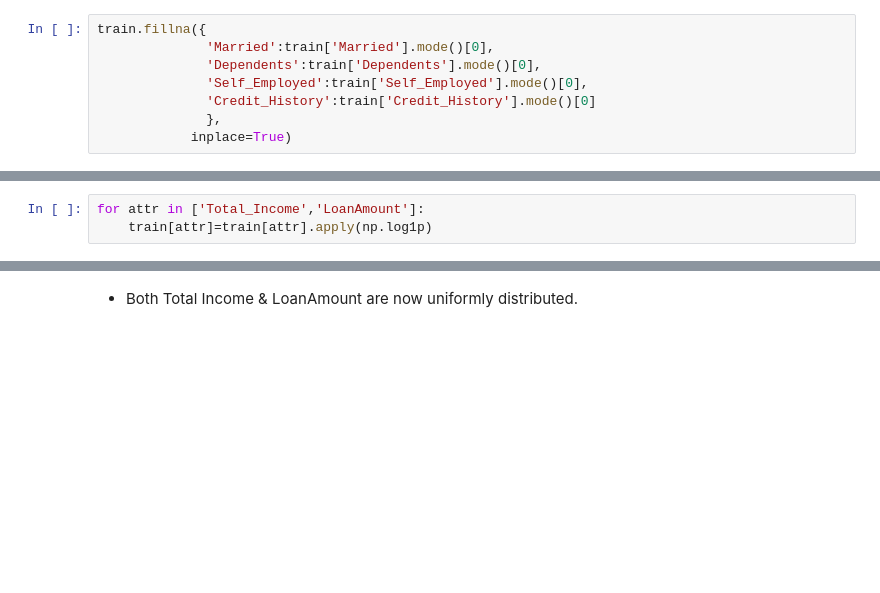
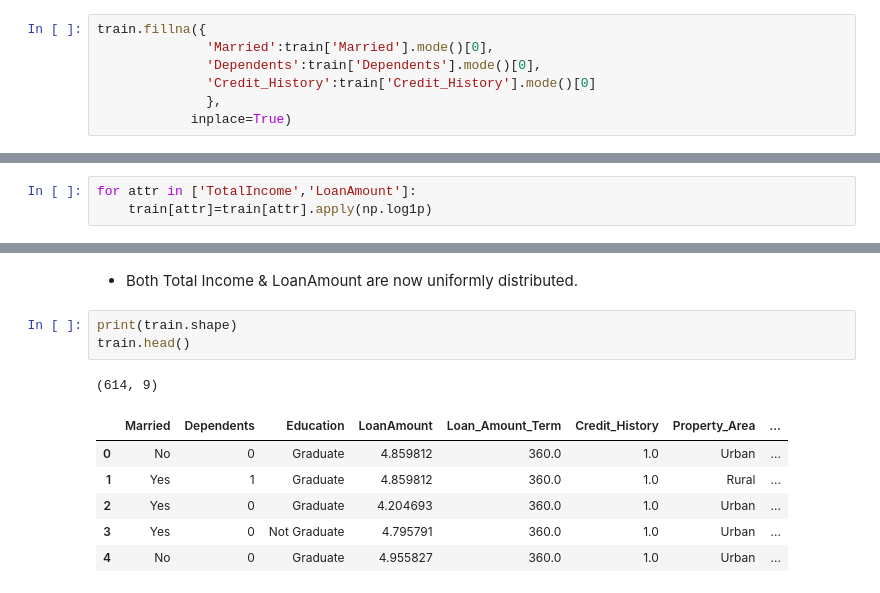
Before and after one commit to zoddtheimmortal/loan-prediction, a Jupyter notebook: loan-approval.ipynb, the cells around one changed output, grey strips where cells are left out. Saved outputs shown, nothing was run; the diff lists cells and outputs as text; blank space fills up the shorter version.

```diff
--- a/loan-approval.ipynb
+++ b/loan-approval.ipynb
@@ -478,7 +580,6 @@ dtype: int64
 train.fillna({
               'Married':train['Married'].mode()[0],
               'Dependents':train['Dependents'].mode()[0],
-              'Self_Employed':train['Self_Employed'].mode()[0],
               'Credit_History':train['Credit_History'].mode()[0]
               },
             inplace=True)
@@ -554,5 +649,5 @@ for i,feature in enumerate(['Total_Income','LoanAmount']):
 # %%
-for attr in ['Total_Income','LoanAmount']:
+for attr in ['TotalIncome','LoanAmount']:
     train[attr]=train[attr].apply(np.log1p)
 # %%
 fig,ax = plt.subplots(1,2,figsize=(20,5))
@@ -564,3 +659,14 @@ for i,feature in enumerate(['Total_Income','LoanAmount']):
 [figure]
 # %% [markdown]
 * Both Total Income & LoanAmount are now uniformly distributed.
+# %%
+print(train.shape)
+train.head()
+# %% [output]
+(614, 9)
+|  | Married | Dependents | Education | LoanAmount | Loan_Amount_Term | Credit_History | Property_Area | ... |
+| 0 | No | 0 | Graduate | 4.859812 | 360.0 | 1.0 | Urban | ... |
+| 1 | Yes | 1 | Graduate | 4.859812 | 360.0 | 1.0 | Rural | ... |
+| 2 | Yes | 0 | Graduate | 4.204693 | 360.0 | 1.0 | Urban | ... |
+| 3 | Yes | 0 | Not Graduate | 4.795791 | 360.0 | 1.0 | Urban | ... |
+| 4 | No | 0 | Graduate | 4.955827 | 360.0 | 1.0 | Urban | ... |
```
Also changed, not shown: parts of 32 cells of this notebook.
